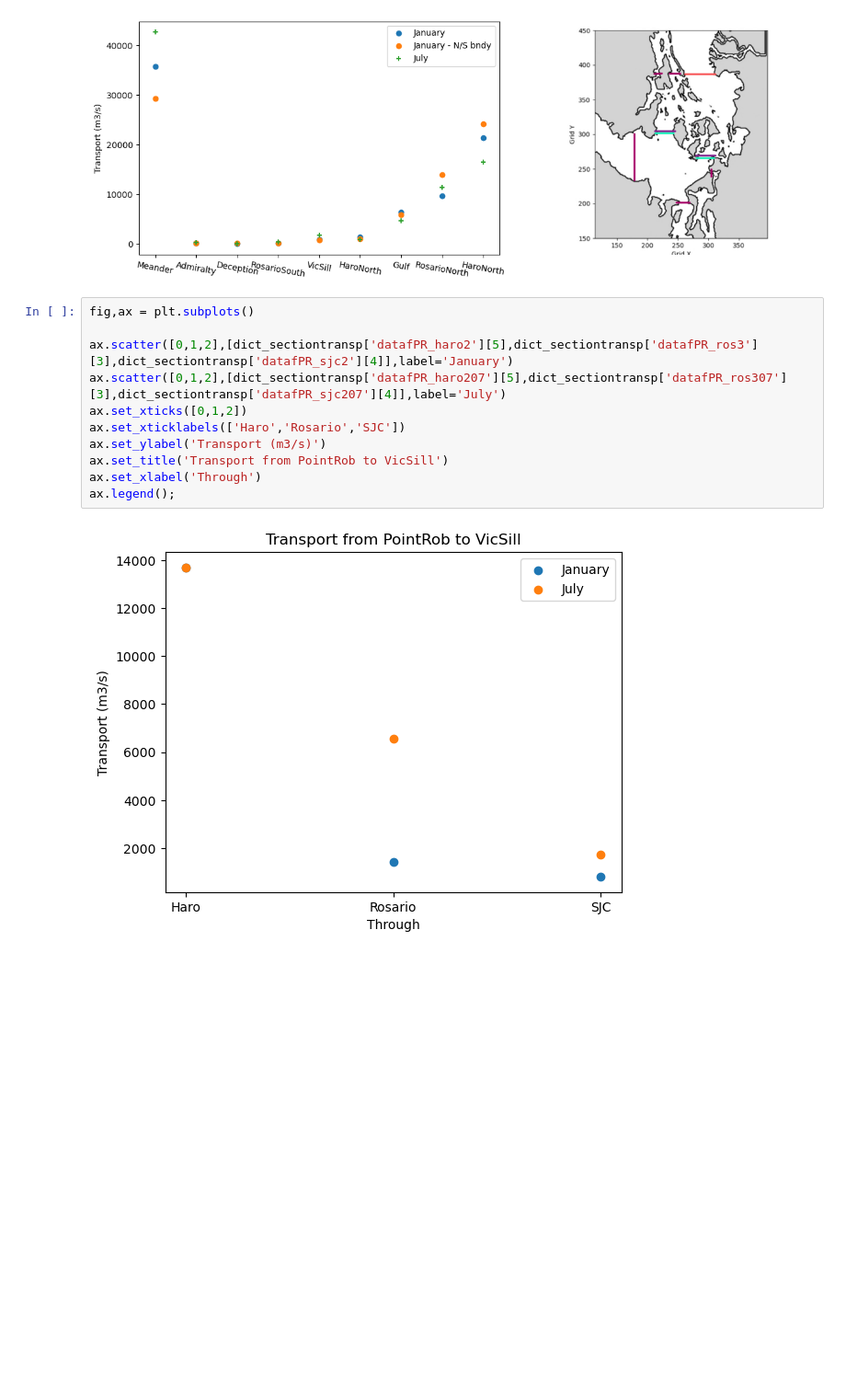
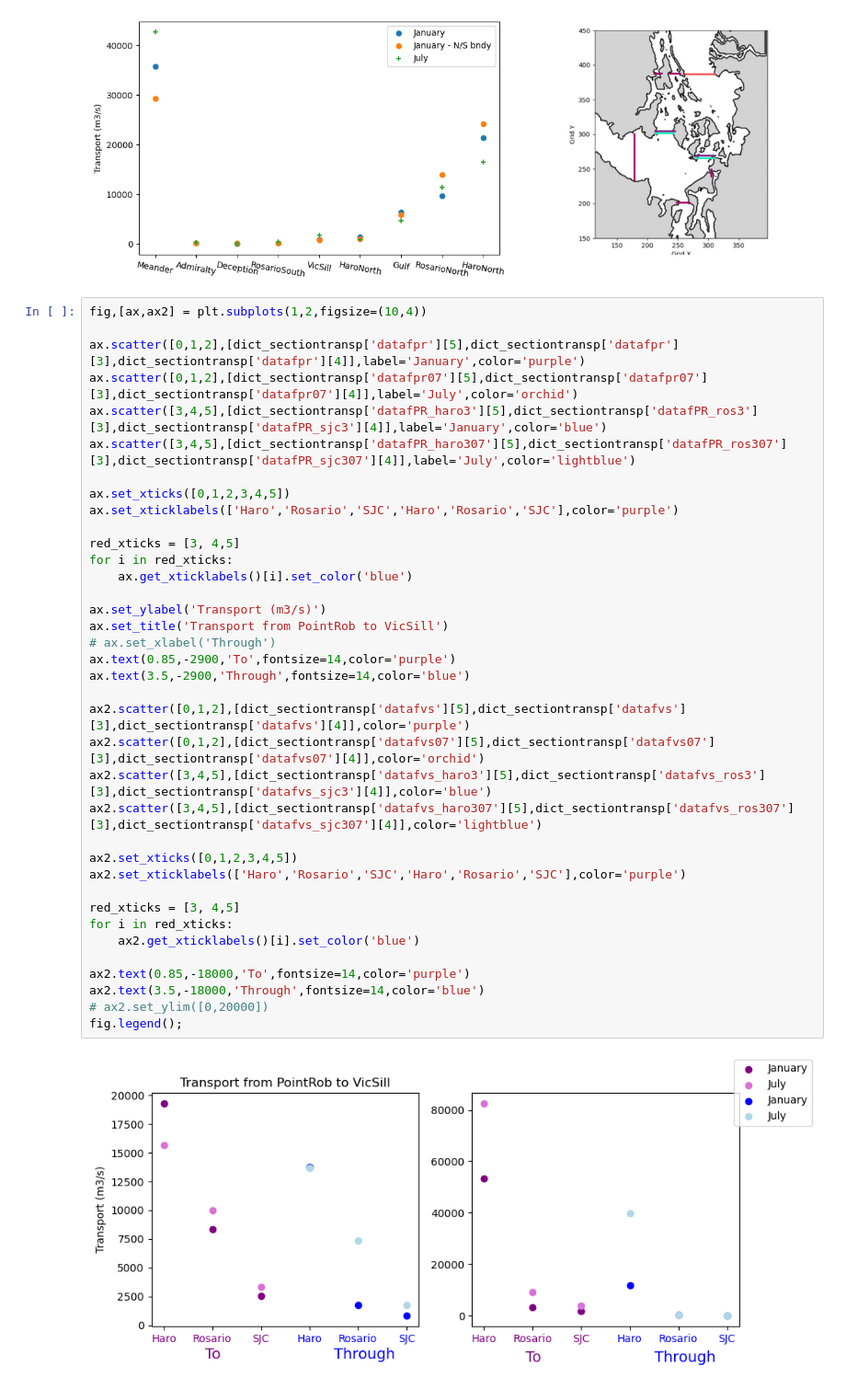
Before and after one commit to SalishSeaCast/analysis-camryn, a Jupyter notebook: Ariane/strait_analysis.ipynb, the cells around one changed output. Shown at 92% size. Drawn from its saved outputs; the diff is of its cells as text; blank space fills up the shorter version.

```diff
--- a/Ariane/strait_analysis.ipynb
+++ b/Ariane/strait_analysis.ipynb
@@ -635,16 +673,42 @@ ax[1].axis('off')
 plt.subplots_adjust(wspace=-0.05)
 # %% [output]
 [figure]
-# %%
-fig,ax = plt.subplots()
-
-ax.scatter([0,1,2],[dict_sectiontransp['datafPR_haro2'][5],dict_sectiontransp['datafPR_ros3'][3],dict_sectiontransp['datafPR_sjc2'][4]],label='January')
-ax.scatter([0,1,2],[dict_sectiontransp['datafPR_haro207'][5],dict_sectiontransp['datafPR_ros307'][3],dict_sectiontransp['datafPR_sjc207'][4]],label='July')
-ax.set_xticks([0,1,2])
-ax.set_xticklabels(['Haro','Rosario','SJC'])
-ax.set_ylabel('Transport (m3/s)')
-ax.set_title('Transport from PointRob to VicSill')
-ax.set_xlabel('Through')
-ax.legend();
-# %% [output]
-[figure, removed]
+# %%
+fig,[ax,ax2] = plt.subplots(1,2,figsize=(10,4))
+
+ax.scatter([0,1,2],[dict_sectiontransp['datafpr'][5],dict_sectiontransp['datafpr'][3],dict_sectiontransp['datafpr'][4]],label='January',color='purple')
+ax.scatter([0,1,2],[dict_sectiontransp['datafpr07'][5],dict_sectiontransp['datafpr07'][3],dict_sectiontransp['datafpr07'][4]],label='July',color='orchid')
+ax.scatter([3,4,5],[dict_sectiontransp['datafPR_haro3'][5],dict_sectiontransp['datafPR_ros3'][3],dict_sectiontransp['datafPR_sjc3'][4]],label='January',color='blue')
+ax.scatter([3,4,5],[dict_sectiontransp['datafPR_haro307'][5],dict_sectiontransp['datafPR_ros307'][3],dict_sectiontransp['datafPR_sjc307'][4]],label='July',color='lightblue')
+
+ax.set_xticks([0,1,2,3,4,5])
+ax.set_xticklabels(['Haro','Rosario','SJC','Haro','Rosario','SJC'],color='purple')
+
+red_xticks = [3, 4,5]
+for i in red_xticks:
+    ax.get_xticklabels()[i].set_color('blue')
+
+ax.set_ylabel('Transport (m3/s)')
+ax.set_title('Transport from PointRob to VicSill')
+# ax.set_xlabel('Through')
+ax.text(0.85,-2900,'To',fontsize=14,color='purple')
+ax.text(3.5,-2900,'Through',fontsize=14,color='blue')
+
+ax2.scatter([0,1,2],[dict_sectiontransp['datafvs'][5],dict_sectiontransp['datafvs'][3],dict_sectiontransp['datafvs'][4]],color='purple')
+ax2.scatter([0,1,2],[dict_sectiontransp['datafvs07'][5],dict_sectiontransp['datafvs07'][3],dict_sectiontransp['datafvs07'][4]],color='orchid')
+ax2.scatter([3,4,5],[dict_sectiontransp['datafvs_haro3'][5],dict_sectiontransp['datafvs_ros3'][3],dict_sectiontransp['datafvs_sjc3'][4]],color='blue')
+ax2.scatter([3,4,5],[dict_sectiontransp['datafvs_haro307'][5],dict_sectiontransp['datafvs_ros307'][3],dict_sectiontransp['datafvs_sjc307'][4]],color='lightblue')
+
+ax2.set_xticks([0,1,2,3,4,5])
+ax2.set_xticklabels(['Haro','Rosario','SJC','Haro','Rosario','SJC'],color='purple')
+
+red_xticks = [3, 4,5]
+for i in red_xticks:
+    ax2.get_xticklabels()[i].set_color('blue')
+
+ax2.text(0.85,-18000,'To',fontsize=14,color='purple')
+ax2.text(3.5,-18000,'Through',fontsize=14,color='blue')
+# ax2.set_ylim([0,20000])
+fig.legend();
+# %% [output]
+[figure, added]
```
Also changed, not shown: parts of 7 cells of this notebook.
